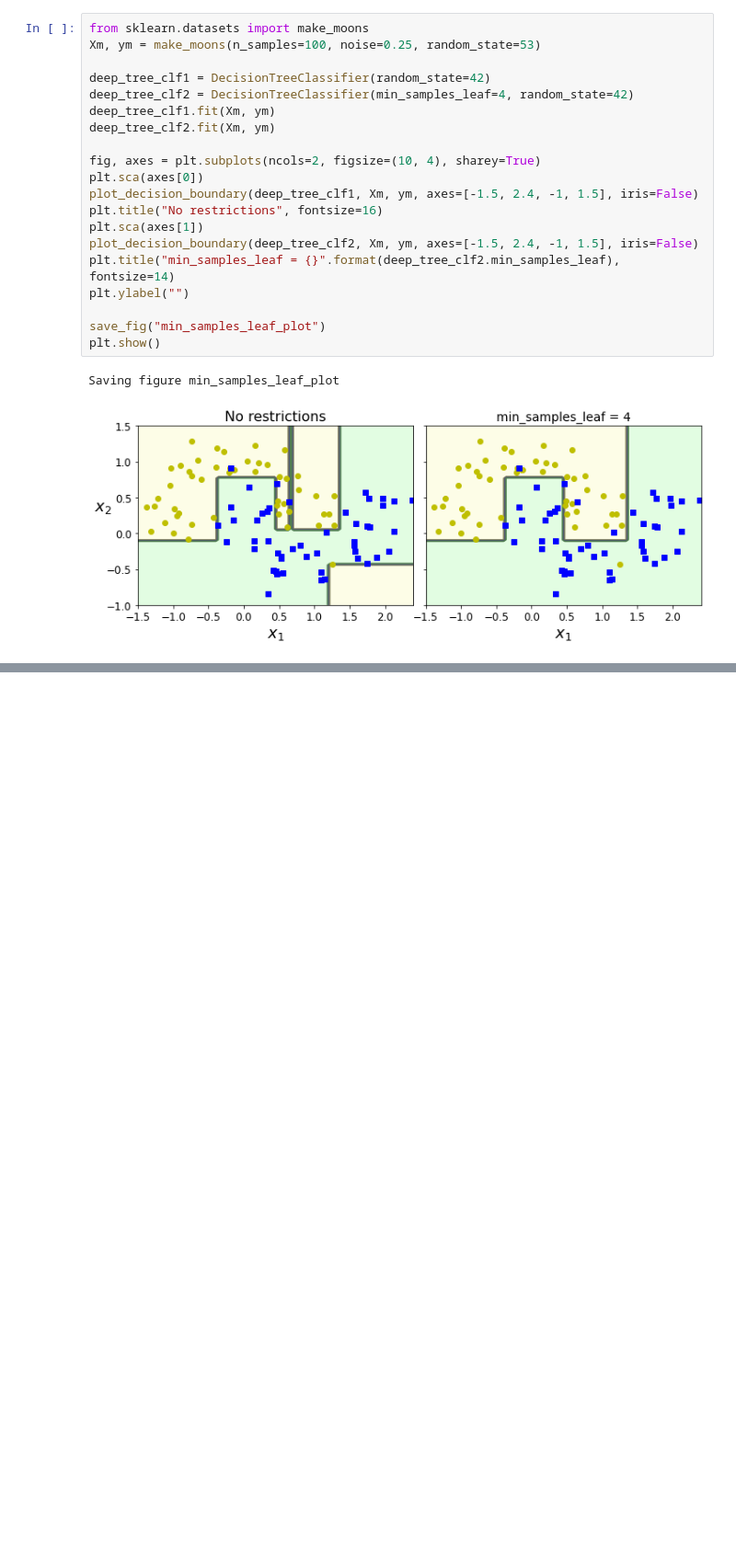
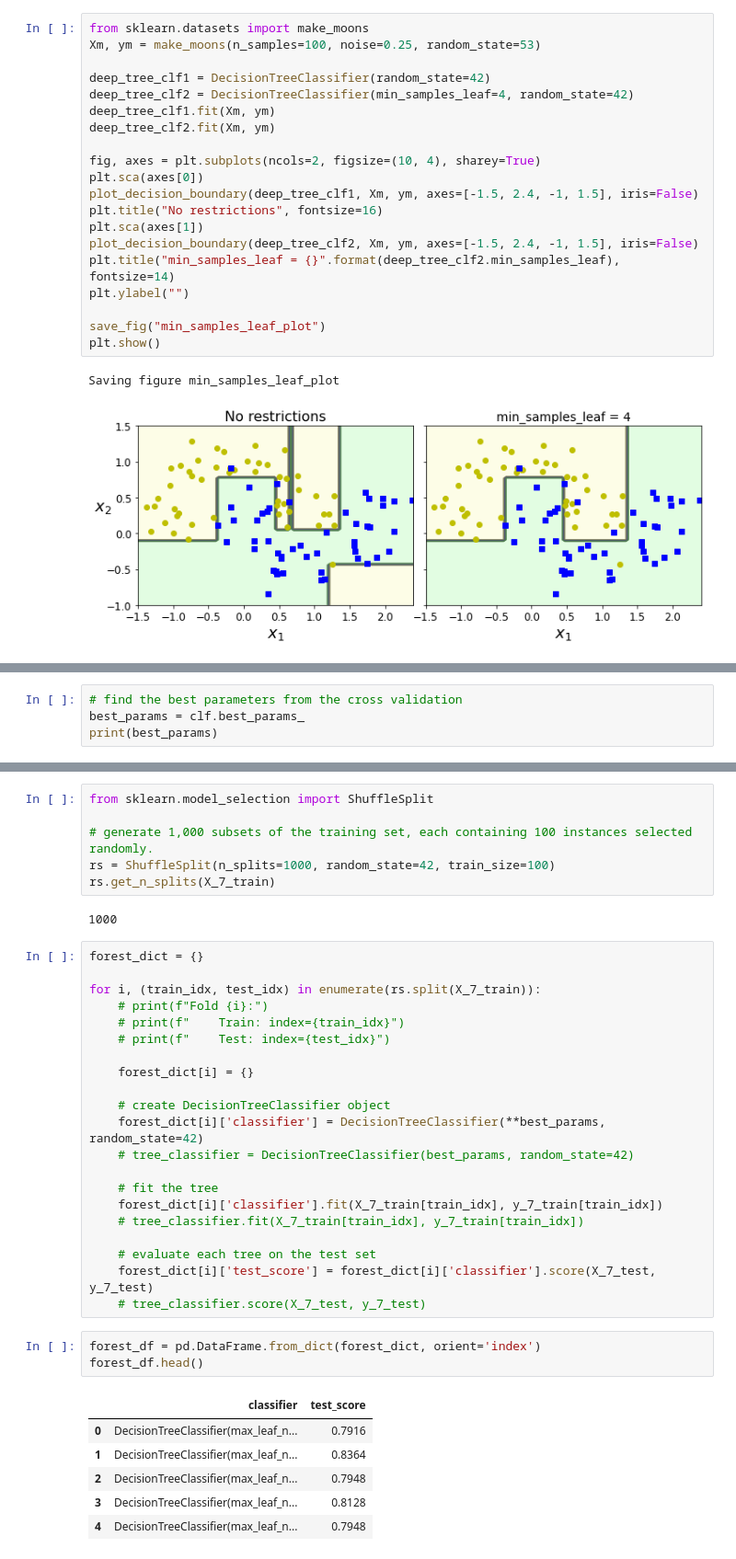
Before and after one commit to ecolon08/hands-on-ml-ebook, a Jupyter notebook: 6-decision-trees/06_decision_trees.ipynb, the cells around one changed output, grey strips where cells are left out. Shown: that part at 92% size. Cells and saved outputs as stored; diff of their text form; blank space fills up the shorter version.

```diff
--- a/6-decision-trees/06_decision_trees.ipynb
+++ b/6-decision-trees/06_decision_trees.ipynb
@@ -358,0 +438,4 @@ Saving figure min_samples_leaf_plot
+# %%
+# find the best parameters from the cross validation
+best_params = clf.best_params_
+print(best_params)
@@ -358,0 +458,39 @@ Saving figure min_samples_leaf_plot
+# %%
+from sklearn.model_selection import ShuffleSplit
+
+# generate 1,000 subsets of the training set, each containing 100 instances selected randomly.
+rs = ShuffleSplit(n_splits=1000, random_state=42, train_size=100)
+rs.get_n_splits(X_7_train)
+# %% [output]
+1000
+# %%
+forest_dict = {}
+
+for i, (train_idx, test_idx) in enumerate(rs.split(X_7_train)):
+    # print(f"Fold {i}:")
+    # print(f"    Train: index={train_idx}")
+    # print(f"    Test: index={test_idx}")
+
+    forest_dict[i] = {}
+
+    # create DecisionTreeClassifier object
+    forest_dict[i]['classifier'] = DecisionTreeClassifier(**best_params, random_state=42)
+    # tree_classifier = DecisionTreeClassifier(best_params, random_state=42)
+
+    # fit the tree
+    forest_dict[i]['classifier'].fit(X_7_train[train_idx], y_7_train[train_idx])
+    # tree_classifier.fit(X_7_train[train_idx], y_7_train[train_idx])
+
+    # evaluate each tree on the test set
+    forest_dict[i]['test_score'] = forest_dict[i]['classifier'].score(X_7_test, y_7_test)
+    # tree_classifier.score(X_7_test, y_7_test)
+# %%
+forest_df = pd.DataFrame.from_dict(forest_dict, orient='index')
+forest_df.head()
+# %% [output]
+|  | classifier | test_score |
+| 0 | DecisionTreeClassifier(max_leaf_n... | 0.7916 |
+| 1 | DecisionTreeClassifier(max_leaf_n... | 0.8364 |
+| 2 | DecisionTreeClassifier(max_leaf_n... | 0.7948 |
+| 3 | DecisionTreeClassifier(max_leaf_n... | 0.8128 |
+| 4 | DecisionTreeClassifier(max_leaf_n... | 0.7948 |
```
Also changed, not shown: parts of 16 cells of this notebook.
